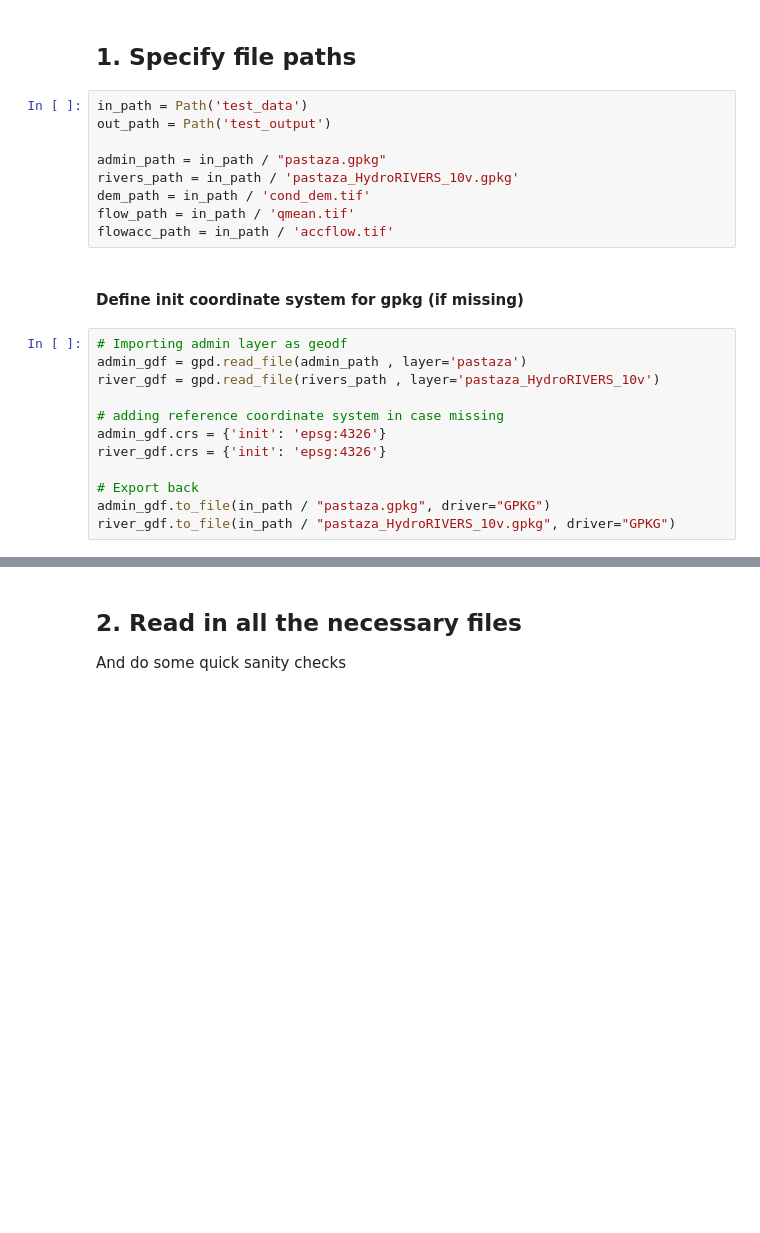
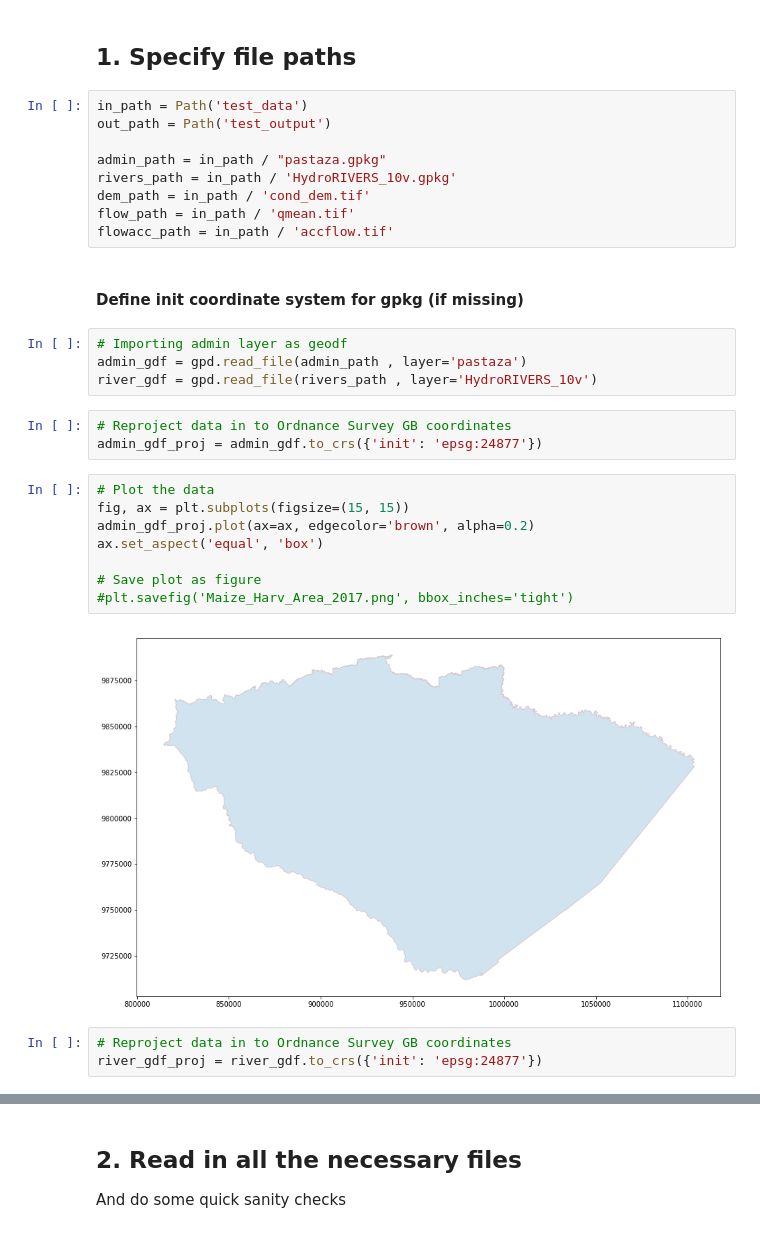
Before and after one commit to MarioSigner/hydronetworks, a Jupyter notebook: example.ipynb, the cells around one changed output, grey strips where cells are left out. Drawn from its saved outputs; the diff is of its cells as text; blank space fills up the shorter version.

```diff
--- a/example.ipynb
+++ b/example.ipynb
@@ -16,7 +19,7 @@ in_path = Path('test_data')
 out_path = Path('test_output')
 
 admin_path = in_path / "pastaza.gpkg"
-rivers_path = in_path / 'pastaza_HydroRIVERS_10v.gpkg'
+rivers_path = in_path / 'HydroRIVERS_10v.gpkg'
 dem_path = in_path / 'cond_dem.tif'
 flow_path = in_path / 'qmean.tif'
 flowacc_path = in_path / 'accflow.tif'
@@ -25,12 +28,20 @@ flowacc_path = in_path / 'accflow.tif'
 # %%
 # Importing admin layer as geodf
 admin_gdf = gpd.read_file(admin_path , layer='pastaza')
-river_gdf = gpd.read_file(rivers_path , layer='pastaza_HydroRIVERS_10v')
-
-# adding reference coordinate system in case missing
-admin_gdf.crs = {'init': 'epsg:4326'}
-river_gdf.crs = {'init': 'epsg:4326'}
-
-# Export back
-admin_gdf.to_file(in_path / "pastaza.gpkg", driver="GPKG")
-river_gdf.to_file(in_path / "pastaza_HydroRIVERS_10v.gpkg", driver="GPKG")
+river_gdf = gpd.read_file(rivers_path , layer='HydroRIVERS_10v')
+# %%
+# Reproject data in to Ordnance Survey GB coordinates
+admin_gdf_proj = admin_gdf.to_crs({'init': 'epsg:24877'})
+# %%
+# Plot the data
+fig, ax = plt.subplots(figsize=(15, 15))
+admin_gdf_proj.plot(ax=ax, edgecolor='brown', alpha=0.2)
+ax.set_aspect('equal', 'box')
+
+# Save plot as figure
+#plt.savefig('Maize_Harv_Area_2017.png', bbox_inches='tight')
+# %% [output]
+[figure, added]
+# %%
+# Reproject data in to Ordnance Survey GB coordinates
+river_gdf_proj = river_gdf.to_crs({'init': 'epsg:24877'})
```
Also changed, not shown: parts of 14 cells of this notebook, 4 other files.
